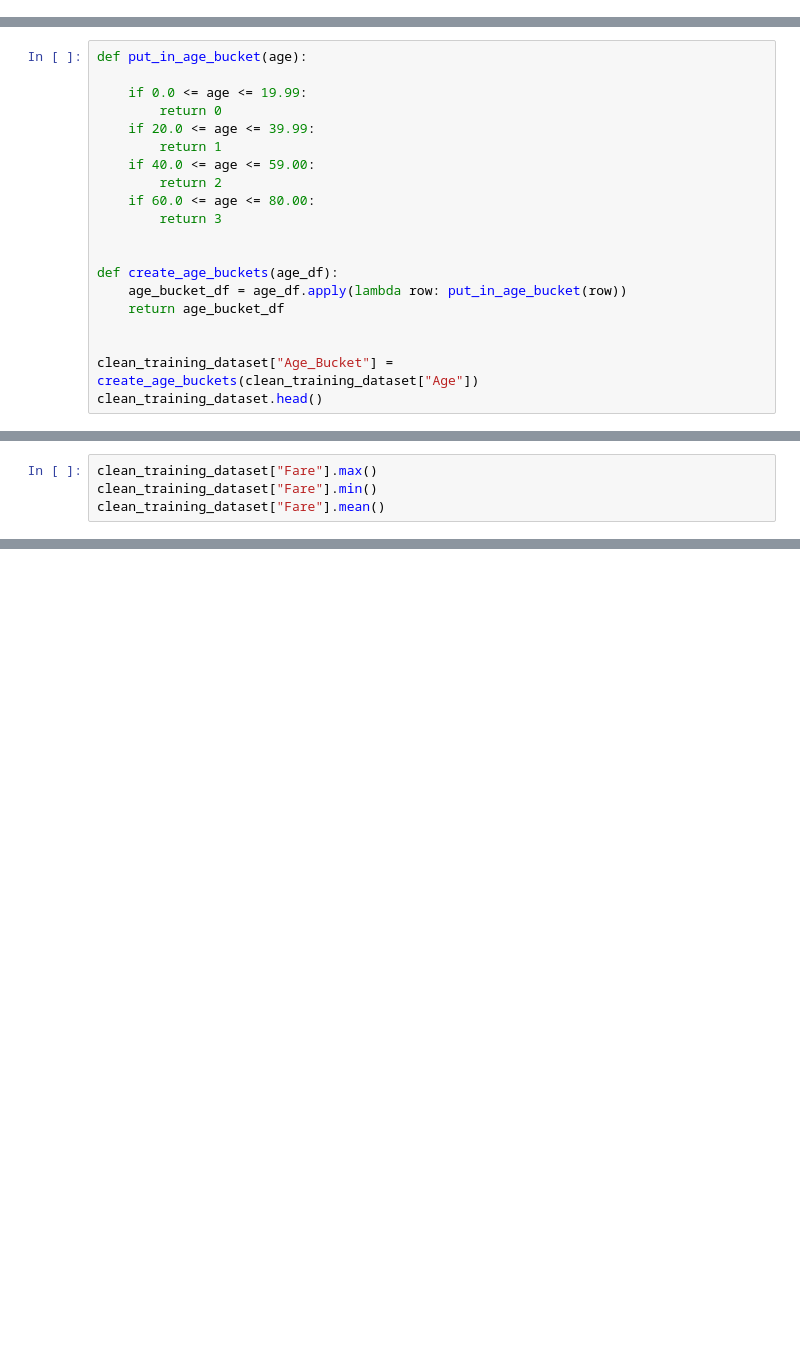
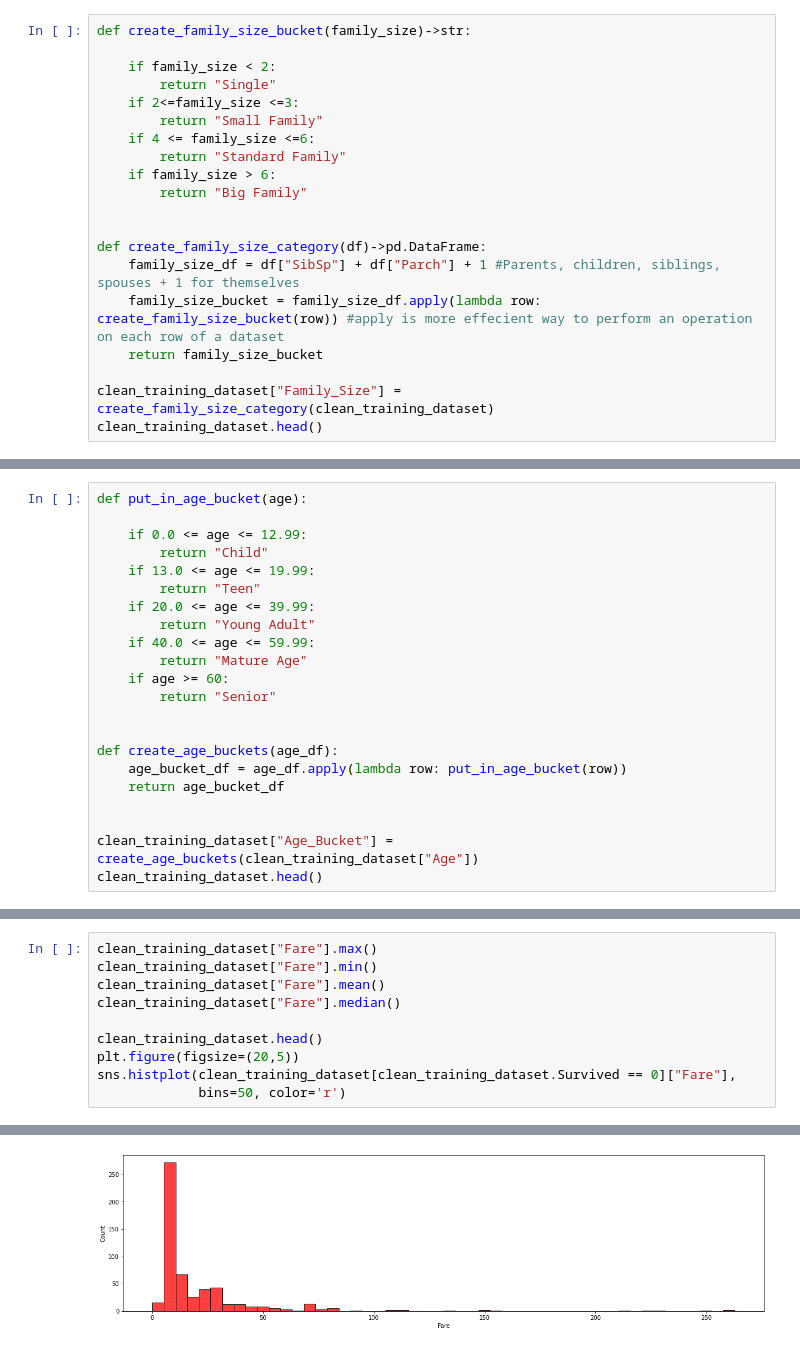
Before and after one commit to ashwin-vx/machine-learnings, a Jupyter notebook: kaggle_titanic_competition.ipynb, the cells around one changed output, grey strips where cells are left out. Saved outputs shown, nothing was run; the diff lists cells and outputs as text; blank space fills up the shorter version.

```diff
--- a/kaggle_titanic_competition.ipynb
+++ b/kaggle_titanic_competition.ipynb
@@ -86,0 +293,20 @@ sns.catplot(x="Embarked", col="Survived", kind="count", data=clean_training_data
+# %%
+def create_family_size_bucket(family_size)->str:
+
+    if family_size < 2:
+        return "Single"
+    if 2<=family_size <=3:
+        return "Small Family"
+    if 4 <= family_size <=6:
+        return "Standard Family"
+    if family_size > 6:
+        return "Big Family"
+
+
+def create_family_size_category(df)->pd.DataFrame:
+    family_size_df = df["SibSp"] + df["Parch"] + 1 #Parents, children, siblings, spouses + 1 for themselves
+    family_size_bucket = family_size_df.apply(lambda row: create_family_size_bucket(row)) #apply is more effecient way to perform an operation on each row of a dataset
+    return family_size_bucket
+
+clean_training_dataset["Family_Size"] = create_family_size_category(clean_training_dataset)
+clean_training_dataset.head()
@@ -91,14 +348,16 @@ clean_training_dataset["Age"].mean()
 # %%
 def put_in_age_bucket(age):
 
-    if 0.0 <= age <= 19.99:
-        return 0
+    if 0.0 <= age <= 12.99:
+        return "Child"
+    if 13.0 <= age <= 19.99:
+        return "Teen"
     if 20.0 <= age <= 39.99:
-        return 1
-    if 40.0 <= age <= 59.00:
-        return 2
-    if 60.0 <= age <= 80.00:
-        return 3
+        return "Young Adult"
+    if 40.0 <= age <= 59.99:
+        return "Mature Age"
+    if age >= 60:
+        return "Senior"
 
 
 def create_age_buckets(age_df):
@@ -114,3 +391,10 @@ sns.catplot(x="Age_Bucket", col="Survived", kind="count", data=clean_training_da
 clean_training_dataset["Fare"].max()
 clean_training_dataset["Fare"].min()
 clean_training_dataset["Fare"].mean()
+clean_training_dataset["Fare"].median()
+
+clean_training_dataset.head()
+plt.figure(figsize=(20,5))
+sns.histplot(clean_training_dataset[clean_training_dataset.Survived == 0]["Fare"],
+             bins=50, color='r')
+# %% [output]
@@ -117 +413,2 @@ clean_training_dataset["Fare"].mean()
+[figure, added]
 # %%
```
Also changed, not shown: parts of 69 cells of this notebook.
